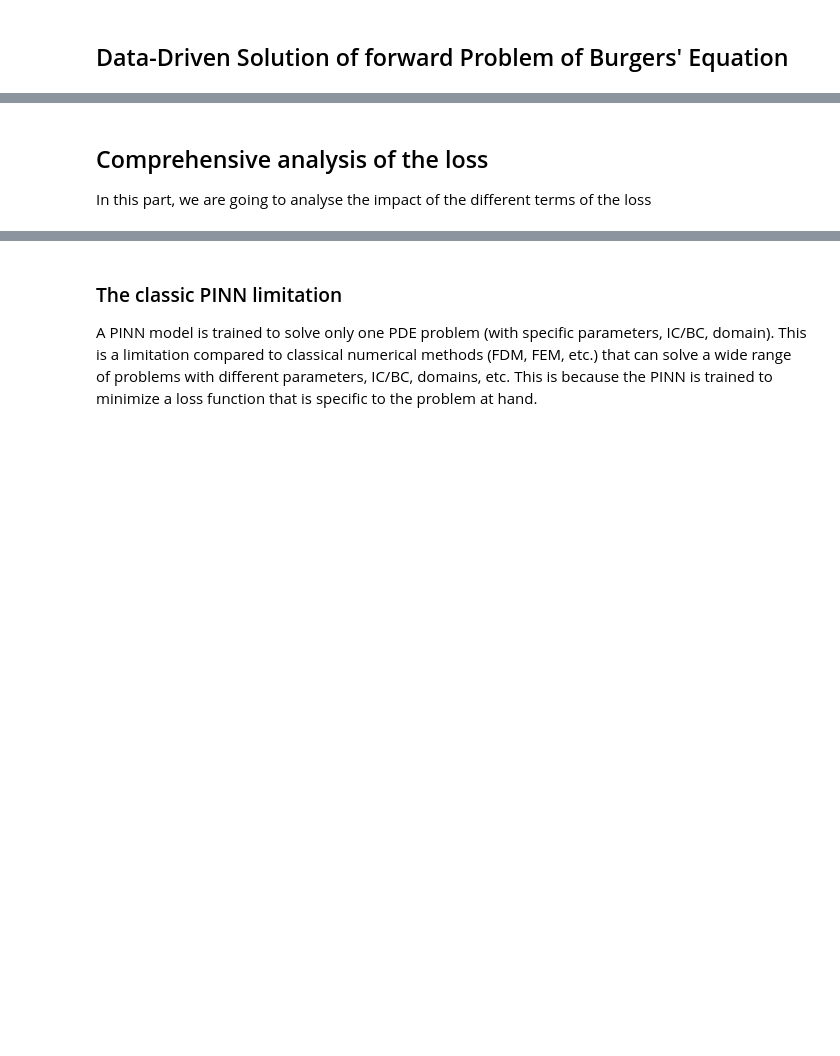
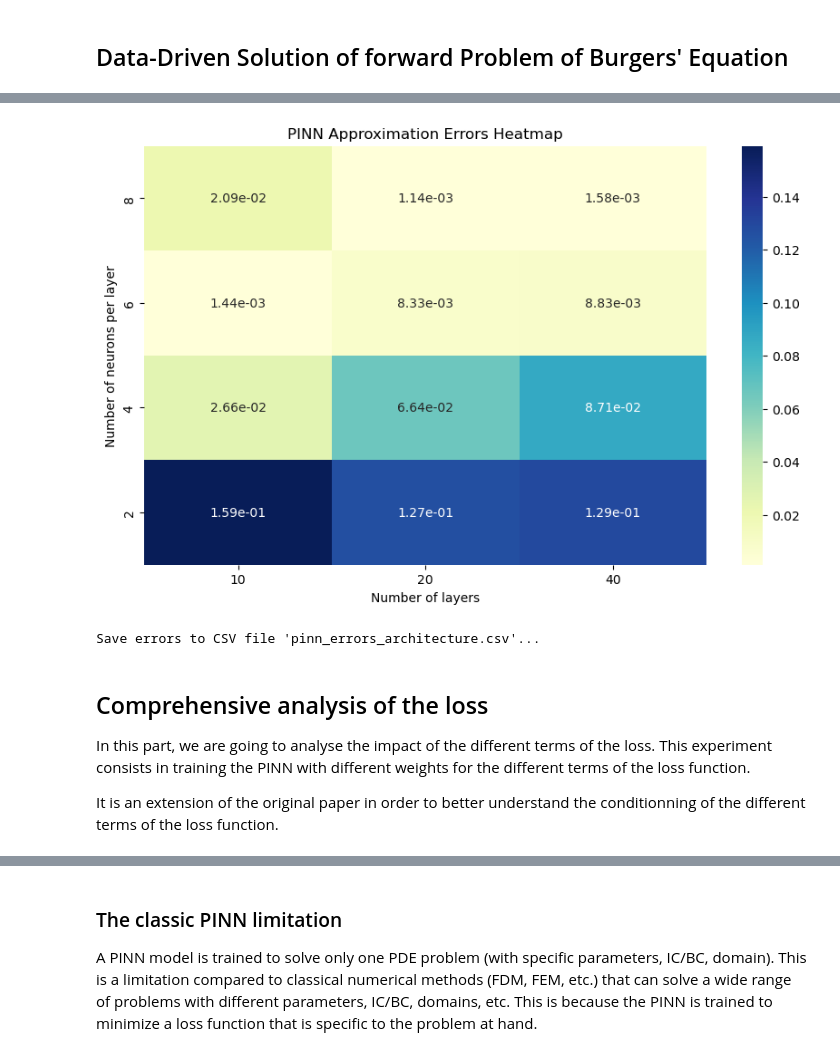
Before and after one commit to Paulchen-git/DL-Project, a Jupyter notebook: demo.ipynb, the cells around one changed output, grey strips where cells are left out. Saved outputs shown, nothing was run; the diff lists cells and outputs as text; code cells hidden in the pictures; blank space fills up the shorter version.

```diff
--- a/demo.ipynb
+++ b/demo.ipynb
@@ -321,0 +526,6 @@ for l in layers:
+# %%
+print("\nApproximation Errors Matrix (PINN):")
+layers_nb = [2, 4, 6, 8]
+neurons = [10, 20, 40]
+df = pd.DataFrame(errors_pinn, index=layers_nb, columns=neurons)
+df
@@ -322,6 +539,27 @@ for l in layers:
+# %%
+# inverse axis y
+df = df.iloc[::-1]
+
+plt.figure(figsize=(10, 6))
+sns.heatmap(df, annot=True, fmt=".2e", cmap="YlGnBu")
+plt.title("PINN Approximation Errors Heatmap")
+plt.xlabel("Number of layers")
+plt.ylabel("Number of neurons per layer")
+plt.savefig("pinn_errors_heatmap_architecture.png")
+plt.show()
+# %% [output]
+[figure, added]
+# %%
+print("\nSave errors to CSV file 'pinn_errors_architecture.csv'...")
+df.to_csv('pinn_errors_architecture.csv')
+# %% [output]
+Save errors to CSV file 'pinn_errors_architecture.csv'...
 # %% [markdown]
 ## Comprehensive analysis of the loss
-In this part, we are going to analyse the impact of the different terms of the loss
+In this part, we are going to analyse the impact of the different terms of the loss.
+This experiment consists in training the PINN with different weights for the different terms of the loss function.
+
+It is an extension of the original paper in order to better understand the conditionning of the different terms of the loss function.
 # %%
 pde_weights = [0.001,0.01, 0.1, 1, 10, 50, 100]
 icbc_weights = [0.001, 0.01, 0.1, 1, 10, 50, 100]
```
Also changed, not shown: parts of 26 cells of this notebook, 6 other files.
